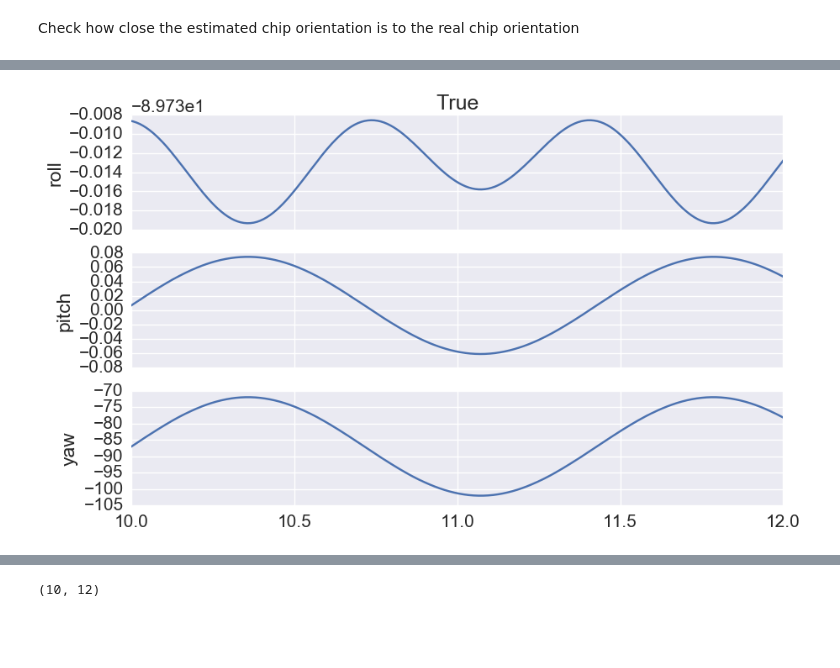
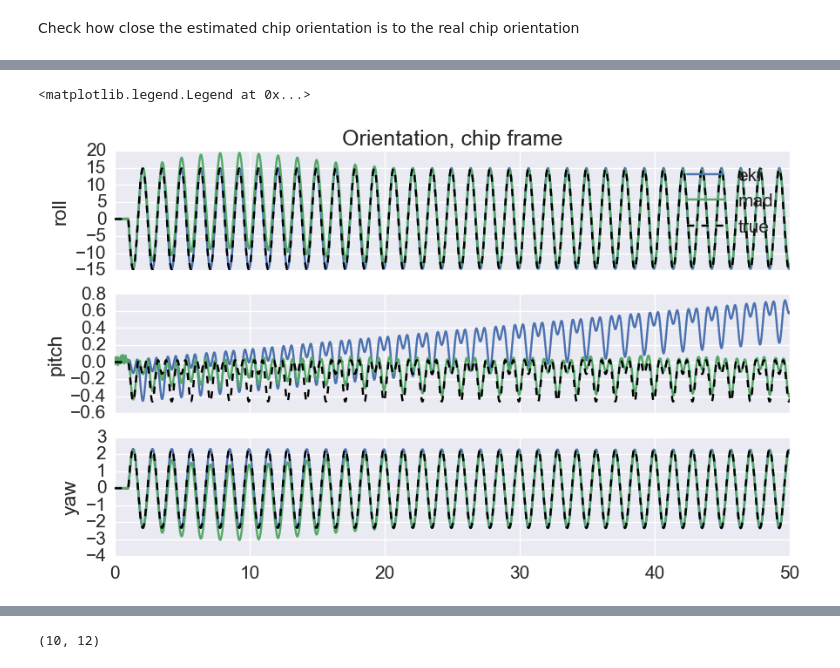
Before and after one commit to DaveBuckingham/fish, a Jupyter notebook: algorithms/test_imu_algorithms.ipynb, the cells around one changed output, grey strips where cells are left out. Drawn from its saved outputs; the diff is of its cells as text; code cells hidden in the pictures; blank space fills up the shorter version.

```diff
--- a/algorithms/test_imu_algorithms.ipynb
+++ b/algorithms/test_imu_algorithms.ipynb
@@ -12,6 +12,7 @@ sns.set_context('notebook', font_scale=1.5)
 
 %matplotlib inline
 plt.rcParams['figure.figsize'] = 10, 6  # that's default image size for this interactive session
+plt.rcParams['axes.formatter.useoffset'] = False
 # %%
 %load_ext autoreload
 %autoreload 2
@@ -24,9 +25,9 @@ imu = IMU_test_data((0, 50, 1.0/200))
 # %% [markdown]
 Initial chip orientation
 # %%
-roll0 = np.deg2rad(85) # (-85)
-pitch0 = np.deg2rad(87) # (-93)
-yaw0 = np.deg2rad(5)
+roll0 = np.deg2rad(4) # (-85)
+pitch0 = np.deg2rad(9) # (-93)
+yaw0 = np.deg2rad(90)
 # %%
 Rx = np.array([[1, 0, 0],
                [0, np.cos(roll0), np.sin(roll0)],
@@ -54,7 +55,7 @@ print np.rad2deg([r, p, y])
 # %% [markdown]
 Set up noise parameters
 # %%
-imu.set_noise_params(gyrorms=5.0,          # deg/sec
+imu.set_noise_params(gyrorms=1.0,          # deg/sec
                      gyrofreq=20.0,        # Hz
                      gyrodriftrms=0.0,     # deg/sec
                      gyrodriftfreq=0.1,    # Hz
@@ -116,0 +132,7 @@ Norm of difference: 0.00394095565463
+# %%
+imu.get_orientation(method='madgwick')
+orient_mad = copy(imu.orient_world)
+orient_mad_chip = copy(imu.orient_sensor)
+accdyn_mad = copy(imu.accdyn_world)
+accdyn_mad_chip = copy(imu.accdyn_sensor)
+qorient_mad = copy(imu.qorient)
@@ -117,10 +157,16 @@ Norm of difference: 0.00394095565463
 # %%
 fig, ax = plt.subplots(3,1, sharex=True)
-for o1, ax1, lab in zip(np.rollaxis(imu.orient_imu_true, 1), ax, ['roll', 'pitch', 'yaw']):
-    ax1.plot(imu.t, o1, label='true')
+for o0, om, oe, ax1, lab in zip(np.rollaxis(imu.orient_imu_true, 1),
+                                np.rollaxis(orient_mad_chip, 1),
+                                np.rollaxis(orient_ekf_chip, 1),
+                                ax, ['roll', 'pitch', 'yaw']):
+    ax1.plot(imu.t, -np.rad2deg(oe), label='ekf')
+    ax1.plot(imu.t, np.rad2deg(om), label='mad')
+    ax1.plot(imu.t, o0, 'k--', label='true')
     ax1.set_ylabel(lab)
-ax[0].set_title('True')
-ax[0].set_xlim([10, 12])
-plt.show()
+ax[0].set_title('Orientation, chip frame')
+ax[0].legend()
+#ax[0].set_xlim([4.5, 5])
 # %% [output]
+<matplotlib.legend.Legend at 0x...>
-[figure, old version]
+[figure, new version]
```
Also changed, not shown: parts of 15 cells of this notebook, 3 other files.
